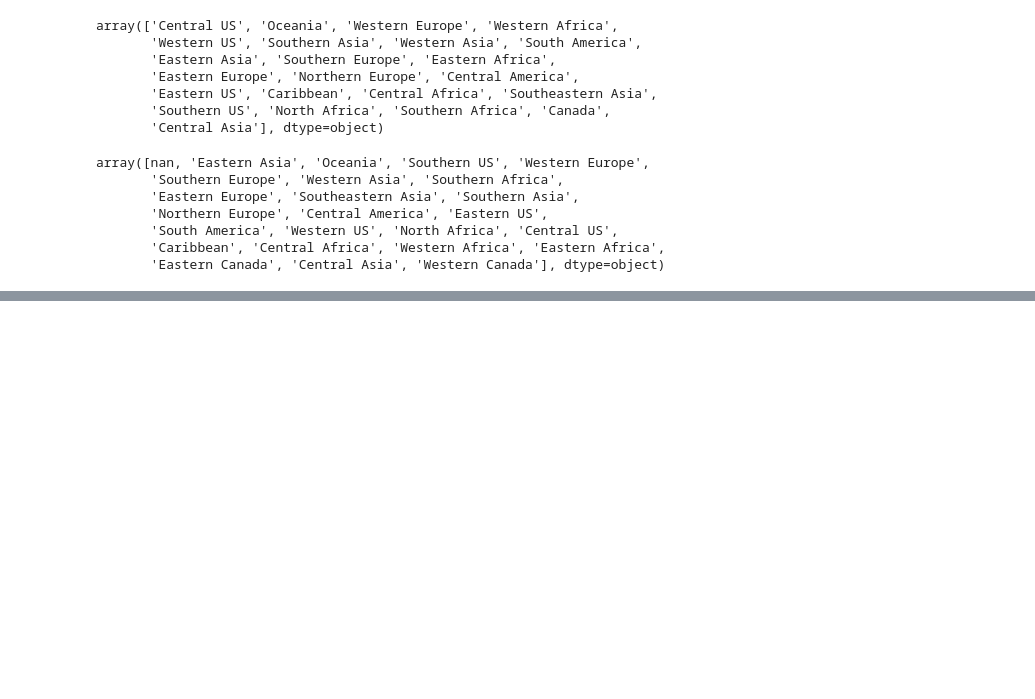
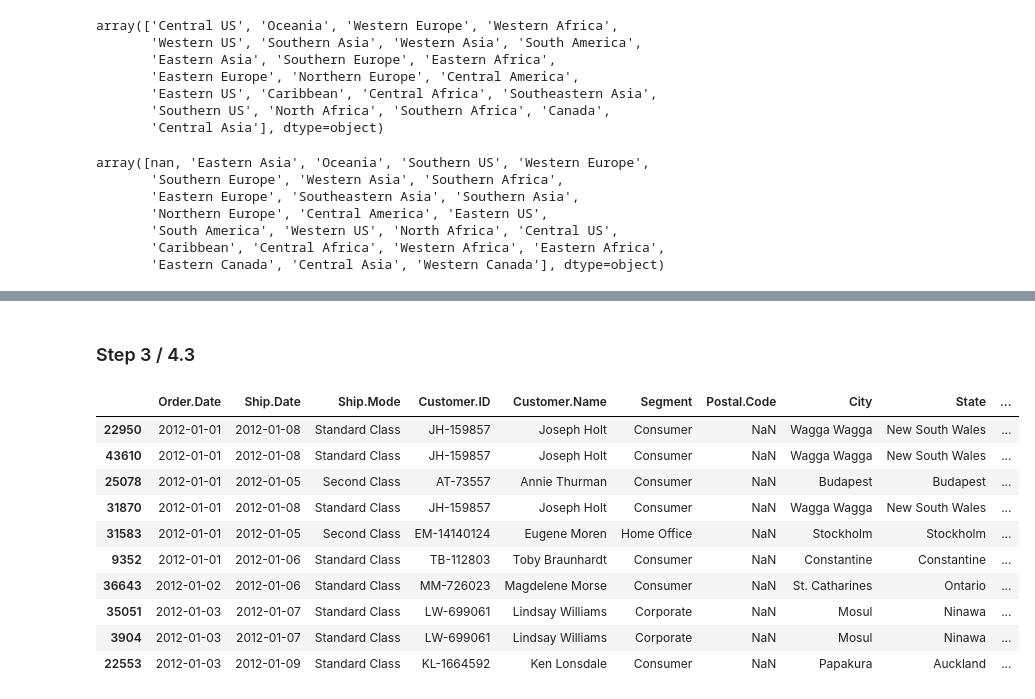
Before and after one commit to TheAidanAu/ML_Lab, a Jupyter notebook: AIDAN/ML_Lab_EDA_AIDAN.ipynb, the cells around one changed output, grey strips where cells are left out. Saved outputs shown, nothing was run; the diff lists cells and outputs as text; code cells hidden in the pictures; blank space fills up the shorter version.

```diff
--- a/AIDAN/ML_Lab_EDA_AIDAN.ipynb
+++ b/AIDAN/ML_Lab_EDA_AIDAN.ipynb
@@ -524,3 +509,5 @@ array([nan, 'Eastern Asia', 'Oceania', 'Southern US', 'Western Europe',
        'South America', 'Western US', 'North Africa', 'Central US',
        'Caribbean', 'Central Africa', 'Western Africa', 'Eastern Africa',
        'Eastern Canada', 'Central Asia', 'Western Canada'], dtype=object)
+# %%
+df_train=df_train.drop("Region_y", axis=1)
@@ -526,0 +562,17 @@ array([nan, 'Eastern Asia', 'Oceania', 'Southern US', 'Western Europe',
+# %% [markdown]
+### Step 3 / 4.3
+# %%
+df_train=df_train.sort_values("Order.Date")
+df_train.head(10)
+# %% [output]
+|  | Order.Date | Ship.Date | Ship.Mode | Customer.ID | Customer.Name | Segment | Postal.Code | City | State | ... |
+| 22950 | 2012-01-01 | 2012-01-08 | Standard Class | JH-159857 | Joseph Holt | Consumer | NaN | Wagga Wagga | New South Wales | ... |
+| 43610 | 2012-01-01 | 2012-01-08 | Standard Class | JH-159857 | Joseph Holt | Consumer | NaN | Wagga Wagga | New South Wales | ... |
+| 25078 | 2012-01-01 | 2012-01-05 | Second Class | AT-73557 | Annie Thurman | Consumer | NaN | Budapest | Budapest | ... |
+| 31870 | 2012-01-01 | 2012-01-08 | Standard Class | JH-159857 | Joseph Holt | Consumer | NaN | Wagga Wagga | New South Wales | ... |
+| 31583 | 2012-01-01 | 2012-01-05 | Second Class | EM-14140124 | Eugene Moren | Home Office | NaN | Stockholm | Stockholm | ... |
+| 9352 | 2012-01-01 | 2012-01-06 | Standard Class | TB-112803 | Toby Braunhardt | Consumer | NaN | Constantine | Constantine | ... |
+| 36643 | 2012-01-02 | 2012-01-06 | Standard Class | MM-726023 | Magdelene Morse | Consumer | NaN | St. Catharines | Ontario | ... |
+| 35051 | 2012-01-03 | 2012-01-07 | Standard Class | LW-699061 | Lindsay Williams | Corporate | NaN | Mosul | Ninawa | ... |
+| 3904 | 2012-01-03 | 2012-01-07 | Standard Class | LW-699061 | Lindsay Williams | Corporate | NaN | Mosul | Ninawa | ... |
+| 22553 | 2012-01-03 | 2012-01-09 | Standard Class | KL-1664592 | Ken Lonsdale | Consumer | NaN | Papakura | Auckland | ... |
```
Also changed, not shown: parts of 26 cells of this notebook.
